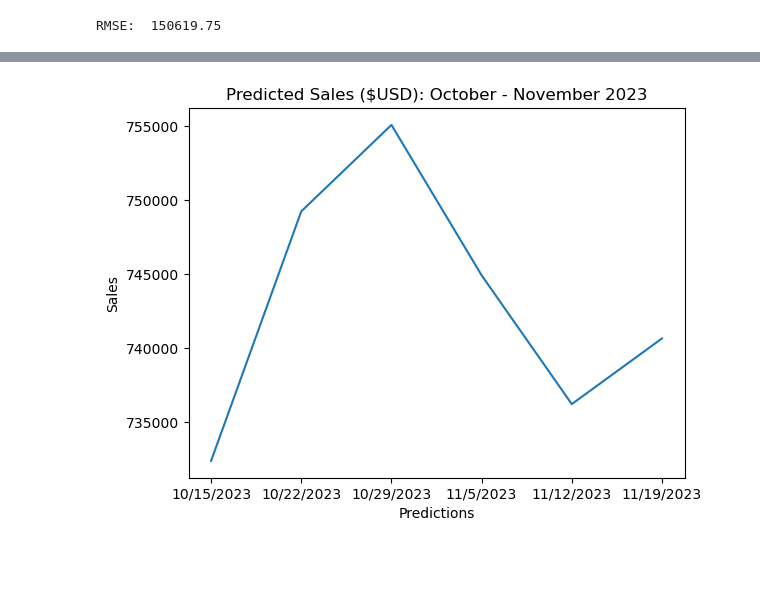
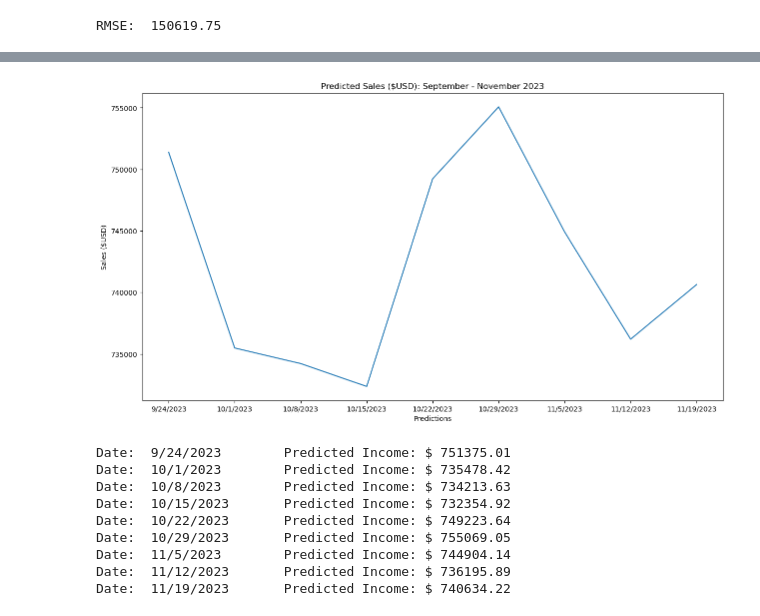
Before and after one commit to PAndrewTurner/FinPulse, a Jupyter notebook: Sales Regression Model.ipynb, the cells around one changed output, grey strips where cells are left out. Drawn from its saved outputs; the diff is of its cells as text; code cells hidden in the pictures; blank space fills up the shorter version.

```diff
--- a/Sales Regression Model.ipynb
+++ b/Sales Regression Model.ipynb
@@ -85,8 +90,23 @@ print(vals)
 # %%
+plt.figure(figsize=(15, 8))
+plt.title("Predicted Sales ($USD): September - November 2023")
+plt.xlabel("Predictions")
+plt.ylabel("Sales ($USD)")
 plt.plot(dates, vals)
-plt.title("Predicted Sales ($USD): October - November 2023")
-plt.xlabel("Predictions")
-plt.ylabel("Sales")
 plt.show()
 # %% [output]
-[figure, old version]
+[figure, new version]
+# %%
+for x in range(len(vals)):
+    amnt = str(vals[x]).replace('[', '').replace(']', '')
+    print("Date: ", dates[x], "\tPredicted Income: $", amnt)
+# %% [output]
+Date:  9/24/2023        Predicted Income: $ 751375.01
+Date:  10/1/2023        Predicted Income: $ 735478.42
+Date:  10/8/2023        Predicted Income: $ 734213.63
+Date:  10/15/2023       Predicted Income: $ 732354.92
+Date:  10/22/2023       Predicted Income: $ 749223.64
+Date:  10/29/2023       Predicted Income: $ 755069.05
+Date:  11/5/2023        Predicted Income: $ 744904.14
+Date:  11/12/2023       Predicted Income: $ 736195.89
+Date:  11/19/2023       Predicted Income: $ 740634.22
```
Also changed, not shown: parts of 4 cells of this notebook.
